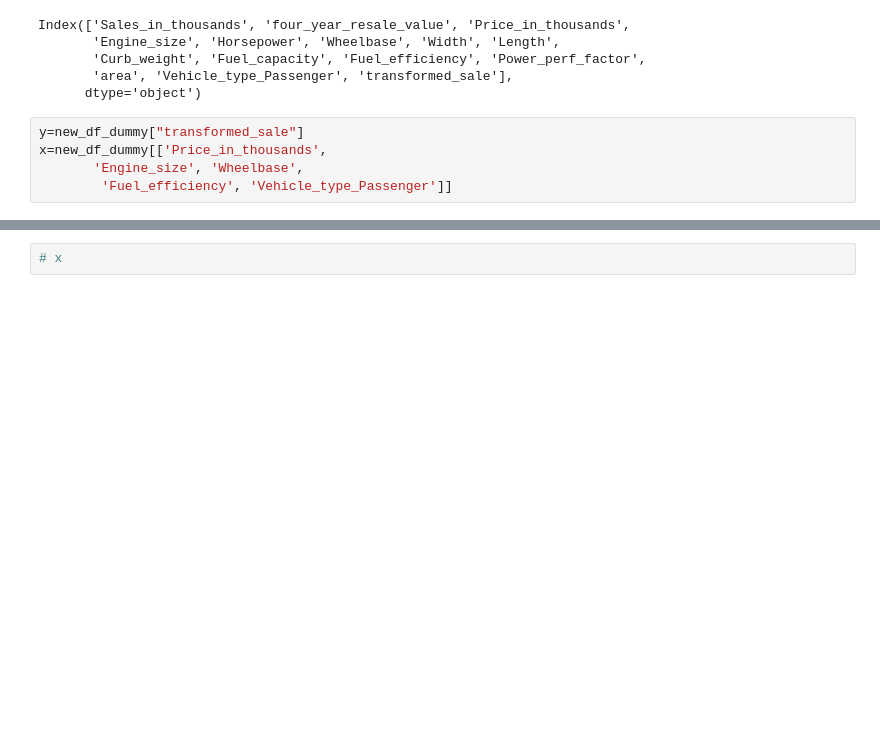
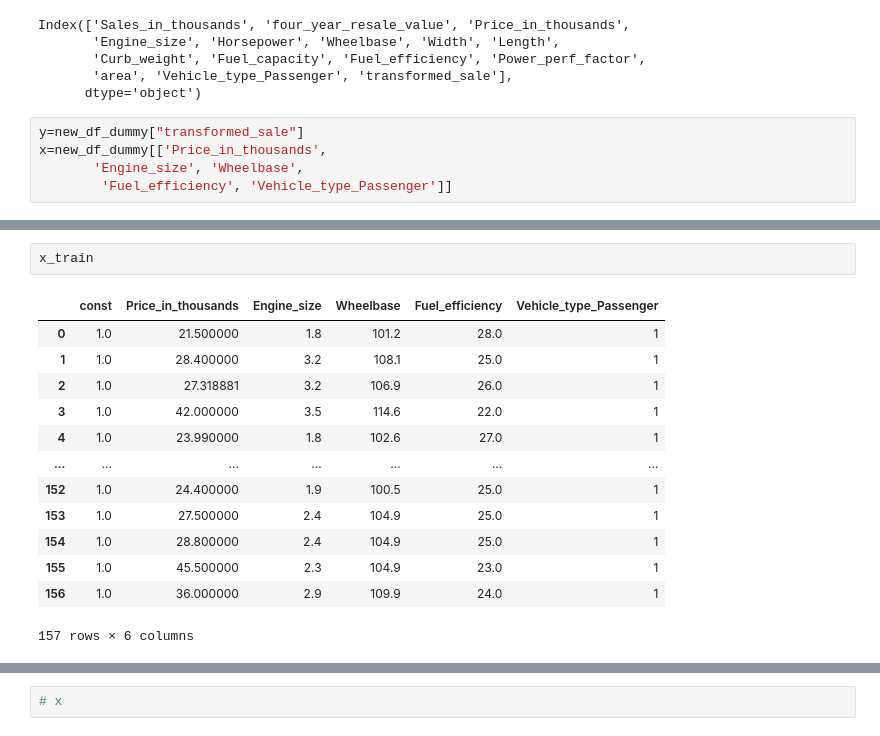
Before and after one commit to x-Rahul/IMARTICUS, a Jupyter notebook: 06 Machine Learning/Untitledclass.ipynb, the cells around one changed output, grey strips where cells are left out. Cells and saved outputs as stored; diff of their text form; blank space fills up the shorter version.

```diff
--- a/06 Machine Learning/Untitledclass.ipynb
+++ b/06 Machine Learning/Untitledclass.ipynb
@@ -717,3 +747,19 @@ x=new_df_dummy[['Price_in_thousands',
+# %%
+x_train
+# %% [output]
+|  | const | Price_in_thousands | Engine_size | Wheelbase | Fuel_efficiency | Vehicle_type_Passenger |
+| 0 | 1.0 | 21.500000 | 1.8 | 101.2 | 28.0 | 1 |
+| 1 | 1.0 | 28.400000 | 3.2 | 108.1 | 25.0 | 1 |
+| 2 | 1.0 | 27.318881 | 3.2 | 106.9 | 26.0 | 1 |
+| 3 | 1.0 | 42.000000 | 3.5 | 114.6 | 22.0 | 1 |
+| 4 | 1.0 | 23.990000 | 1.8 | 102.6 | 27.0 | 1 |
+| ... | ... | ... | ... | ... | ... | ... |
+| 152 | 1.0 | 24.400000 | 1.9 | 100.5 | 25.0 | 1 |
+| 153 | 1.0 | 27.500000 | 2.4 | 104.9 | 25.0 | 1 |
+| 154 | 1.0 | 28.800000 | 2.4 | 104.9 | 25.0 | 1 |
+| 155 | 1.0 | 45.500000 | 2.3 | 104.9 | 23.0 | 1 |
+| 156 | 1.0 | 36.000000 | 2.9 | 109.9 | 24.0 | 1 |
+157 rows × 6 columns
 # %%
 import statsmodels.api as sm
 
```
Also changed, not shown: parts of 7 cells of this notebook, 19 other files.
